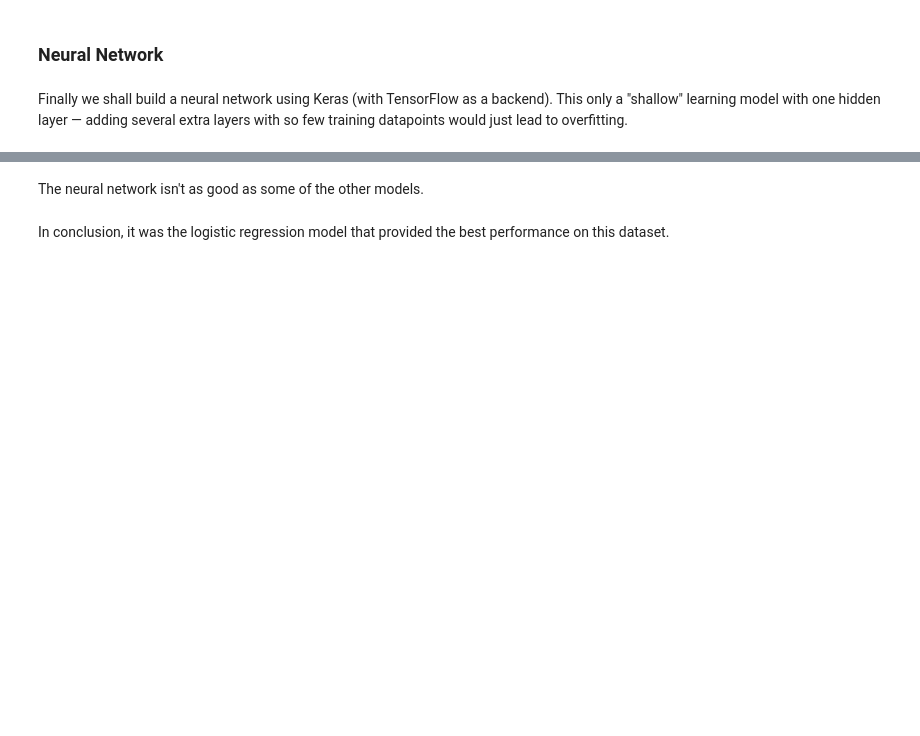
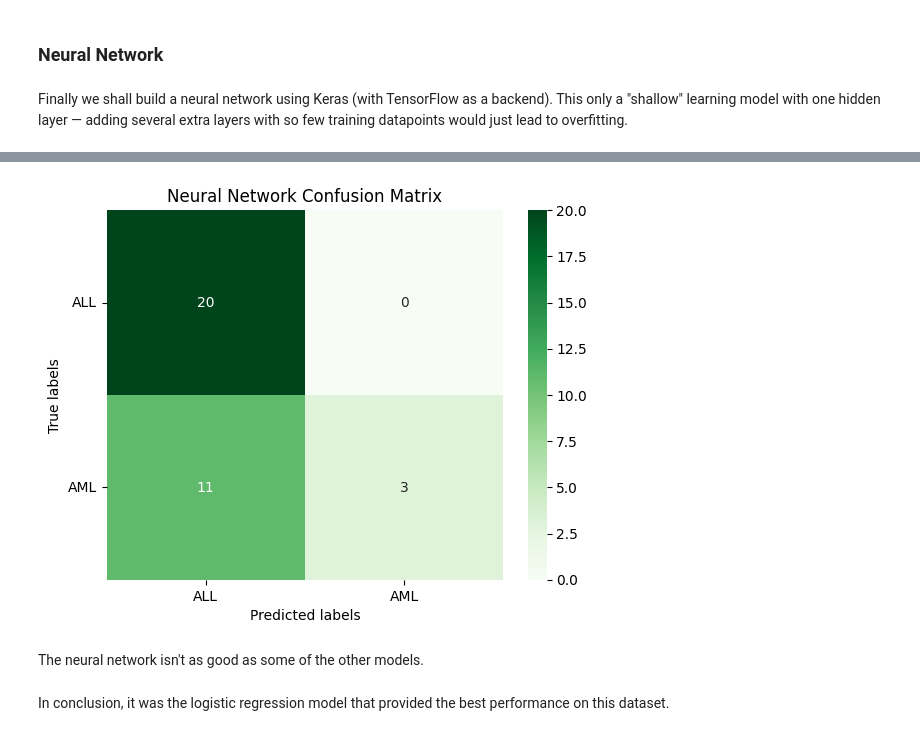
Before and after one commit to MurielleMardenli300/Atelier_Classification_Gene_CORRECTION, a Jupyter notebook: src/gene-expression-classification.ipynb, the cells around one changed output, grey strips where cells are left out. Saved outputs shown, nothing was run; the diff lists cells and outputs as text; code cells hidden in the pictures; blank space fills up the shorter version.

```diff
--- a/src/gene-expression-classification.ipynb
+++ b/src/gene-expression-classification.ipynb
@@ -542,6 +547,9 @@ y_val = y_train_label[30:]
 # %%
 # Set up early stopping
 es = EarlyStopping(monitor='val_loss', verbose=1, patience=3)
+
+partial_y_train = partial_y_train.astype(int)
+y_val = y_val.astype(int)
 
 # Fit model
 history = model.fit(partial_X_train,
@@ -553,10 +579,10 @@ history = model.fit(partial_X_train,
 # %%
 # Make predictions
-nn_pred = model.predict_classes(X_test_scl)
+nn_pred = (model.predict(X_test_scl)).astype(int)
 
-print('Neural Network accuracy: ', round(accuracy_score(y_test.iloc[:,1], nn_pred), 3))
+print('Neural Network accuracy: ', round(accuracy_score(y_test.iloc[:,1].astype(int), nn_pred), 3))
 
-cm_nn = confusion_matrix(y_test.iloc[:,1], nn_pred)
+cm_nn = confusion_matrix(y_test.iloc[:,1].astype(int), nn_pred)
 
 ax = plt.subplot()
 sns.heatmap(cm_nn, annot=True, ax = ax, fmt='g', cmap='Greens')
@@ -567,3 +593,4 @@ ax.set_ylabel('True labels')
 ax.set_title('Neural Network Confusion Matrix')
 ax.xaxis.set_ticklabels(labels)
 ax.yaxis.set_ticklabels(labels, rotation=360);
+# %% [output]
@@ -570,3 +599,4 @@ ax.yaxis.set_ticklabels(labels, rotation=360);
+[figure, added]
 # %% [markdown]
 The neural network isn't as good as some of the other models.
 # %% [markdown]
```
Also changed, not shown: parts of 5 cells of this notebook.
